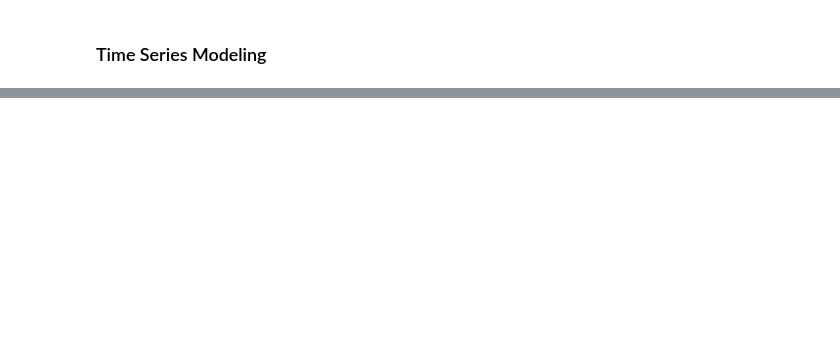
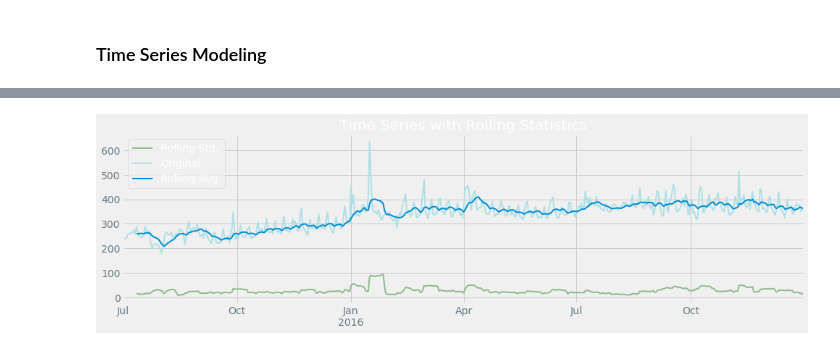
Before and after one commit to christinejiang11/personal_projects, a Jupyter notebook: Web_Traffic_Time_Series/Web_Traffic_Prediction.ipynb, the cells around one changed output, grey strips where cells are left out. Saved outputs shown, nothing was run; the diff lists cells and outputs as text; code cells hidden in the pictures; blank space fills up the shorter version.

```diff
--- a/Web_Traffic_Time_Series/Web_Traffic_Prediction.ipynb
+++ b/Web_Traffic_Time_Series/Web_Traffic_Prediction.ipynb
@@ -222,0 +226,4 @@ ts.plot_pacf()
+# %%
+ts.plot_rolling()
+# %% [output]
+[figure, added]
```
Also changed, not shown: parts of 4 cells of this notebook.
